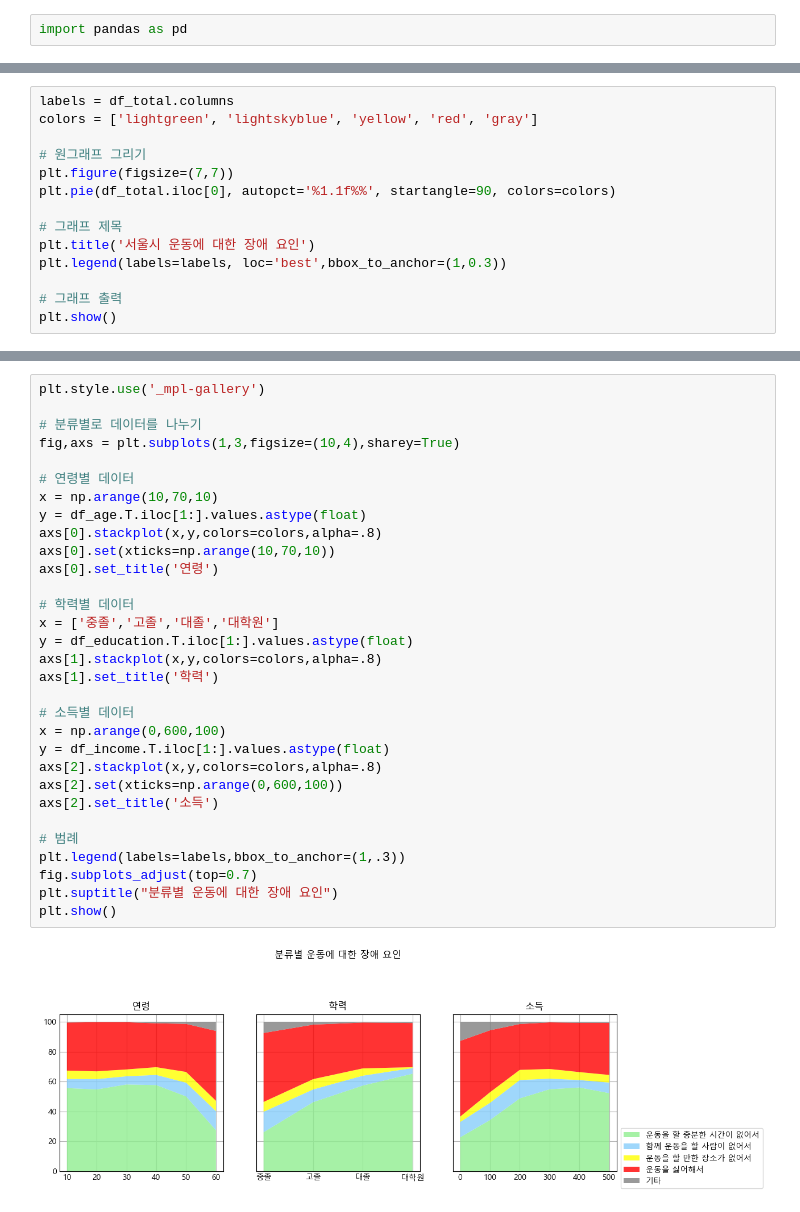
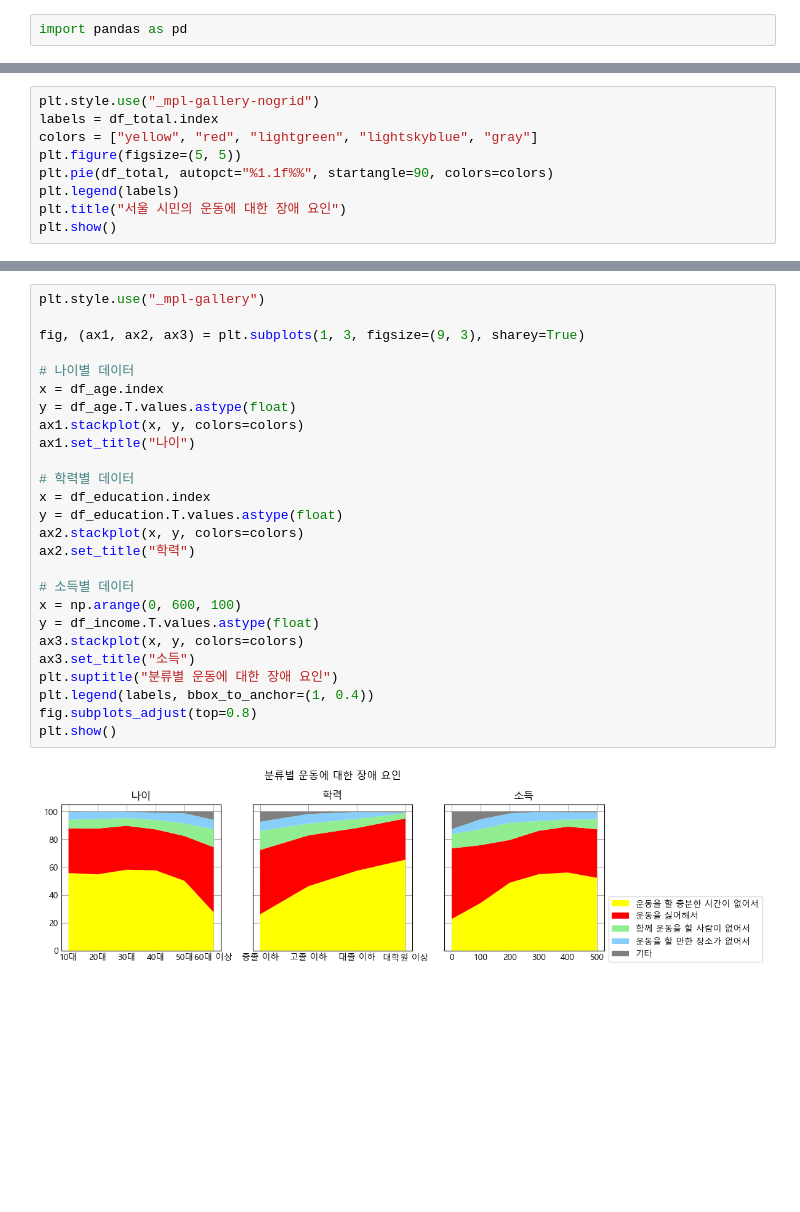
Before and after one commit to AlpacaMale/python_matplotlib, a Jupyter notebook: numpy.ipynb, the cells around one changed output, grey strips where cells are left out. Drawn from its saved outputs; the diff is of its cells as text; blank space fills up the shorter version.

```diff
--- a/numpy.ipynb
+++ b/numpy.ipynb
@@ -98,15 +68,10 @@ matplotlib.rcParams['font.family'] = 'Malgun Gothic'
 # %%
-labels = df_total.columns
-colors = ['lightgreen', 'lightskyblue', 'yellow', 'red', 'gray']
-
-# 원그래프 그리기
-plt.figure(figsize=(7,7))
-plt.pie(df_total.iloc[0], autopct='%1.1f%%', startangle=90, colors=colors)
-
-# 그래프 제목
-plt.title('서울시 운동에 대한 장애 요인')
-plt.legend(labels=labels, loc='best',bbox_to_anchor=(1,0.3))
-
-# 그래프 출력
+plt.style.use("_mpl-gallery-nogrid")
+labels = df_total.index
+colors = ["yellow", "red", "lightgreen", "lightskyblue", "gray"]
+plt.figure(figsize=(5, 5))
+plt.pie(df_total, autopct="%1.1f%%", startangle=90, colors=colors)
+plt.legend(labels)
+plt.title("서울 시민의 운동에 대한 장애 요인")
 plt.show()
 # %% [output]
@@ -136,33 +96,28 @@ plt.show()
 # %%
-plt.style.use('_mpl-gallery')
+plt.style.use("_mpl-gallery")
 
-# 분류별로 데이터를 나누기
-fig,axs = plt.subplots(1,3,figsize=(10,4),sharey=True)
+fig, (ax1, ax2, ax3) = plt.subplots(1, 3, figsize=(9, 3), sharey=True)
 
-# 연령별 데이터
-x = np.arange(10,70,10)
-y = df_age.T.iloc[1:].values.astype(float)
-axs[0].stackplot(x,y,colors=colors,alpha=.8)
-axs[0].set(xticks=np.arange(10,70,10))
-axs[0].set_title('연령')
+# 나이별 데이터
+x = df_age.index
+y = df_age.T.values.astype(float)
+ax1.stackplot(x, y, colors=colors)
+ax1.set_title("나이")
 
 # 학력별 데이터
-x = ['중졸','고졸','대졸','대학원']
-y = df_education.T.iloc[1:].values.astype(float)
-axs[1].stackplot(x,y,colors=colors,alpha=.8)
-axs[1].set_title('학력')
+x = df_education.index
+y = df_education.T.values.astype(float)
+ax2.stackplot(x, y, colors=colors)
+ax2.set_title("학력")
 
 # 소득별 데이터
-x = np.arange(0,600,100)
-y = df_income.T.iloc[1:].values.astype(float)
-axs[2].stackplot(x,y,colors=colors,alpha=.8)
-axs[2].set(xticks=np.arange(0,600,100))
-axs[2].set_title('소득')
-
-# 범례
-plt.legend(labels=labels,bbox_to_anchor=(1,.3))
-fig.subplots_adjust(top=0.7)
+x = np.arange(0, 600, 100)
+y = df_income.T.values.astype(float)
+ax3.stackplot(x, y, colors=colors)
+ax3.set_title("소득")
 plt.suptitle("분류별 운동에 대한 장애 요인")
+plt.legend(labels, bbox_to_anchor=(1, 0.4))
+fig.subplots_adjust(top=0.8)
 plt.show()
 # %% [output]
-[figure, old version]
+[figure, new version]
```
Also changed, not shown: parts of 14 cells of this notebook, 5 other files.
